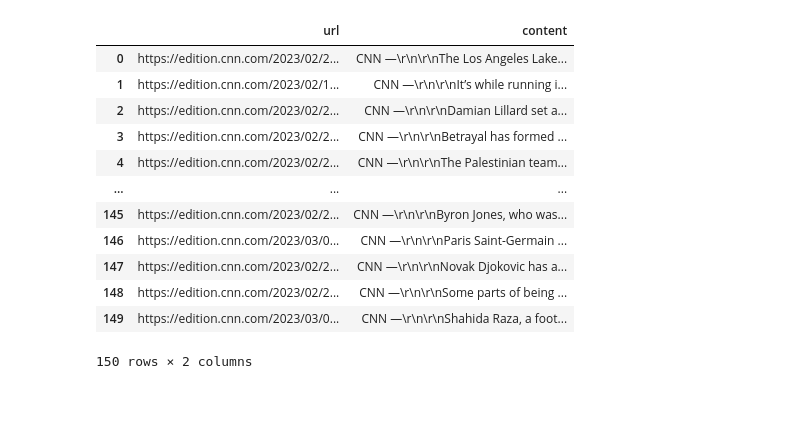
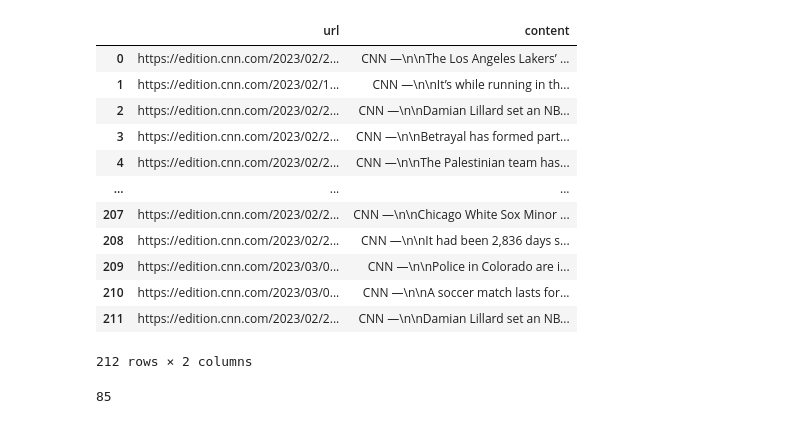
Before and after one commit to christine-kwan/News-Summarization, a Jupyter notebook: CNN Data Pre Processing.ipynb, the cells around one changed output. Drawn from its saved outputs; the diff is of its cells as text; code cells hidden in the pictures.

```diff
--- a/CNN Data Pre Processing.ipynb
+++ b/CNN Data Pre Processing.ipynb
@@ -1,29 +1,34 @@
 # %%
 import pandas as pd
 import glob
 import os
 
-path = r'C:\latest_news_scraper\cnn_news' # use your path
+path = r'cnn_news' # use your path
 all_files = glob.glob(path + "/*.csv")
 
 df_list = (pd.read_csv(file) for file in all_files)
 combined_df   = pd.concat(df_list, ignore_index=True)
 combined_df = combined_df.loc[:,['url','content']]
 combined_df
 # %% [output]
 |  | url | content |
-| 0 | https://edition.cnn.com/2023/02/2... | CNN —\r\n\r\nThe Los Angeles Lake... |
-| 1 | https://edition.cnn.com/2023/02/1... | CNN —\r\n\r\nIt’s while running i... |
-| 2 | https://edition.cnn.com/2023/02/2... | CNN —\r\n\r\nDamian Lillard set a... |
-| 3 | https://edition.cnn.com/2023/02/2... | CNN —\r\n\r\nBetrayal has formed ... |
-| 4 | https://edition.cnn.com/2023/02/2... | CNN —\r\n\r\nThe Palestinian team... |
+| 0 | https://edition.cnn.com/2023/02/2... | CNN —\n\nThe Los Angeles Lakers’ ... |
+| 1 | https://edition.cnn.com/2023/02/1... | CNN —\n\nIt’s while running in th... |
+| 2 | https://edition.cnn.com/2023/02/2... | CNN —\n\nDamian Lillard set an NB... |
+| 3 | https://edition.cnn.com/2023/02/2... | CNN —\n\nBetrayal has formed part... |
+| 4 | https://edition.cnn.com/2023/02/2... | CNN —\n\nThe Palestinian team has... |
 | ... | ... | ... |
-| 145 | https://edition.cnn.com/2023/02/2... | CNN —\r\n\r\nByron Jones, who was... |
-| 146 | https://edition.cnn.com/2023/03/0... | CNN —\r\n\r\nParis Saint-Germain ... |
-| 147 | https://edition.cnn.com/2023/02/2... | CNN —\r\n\r\nNovak Djokovic has a... |
-| 148 | https://edition.cnn.com/2023/02/2... | CNN —\r\n\r\nSome parts of being ... |
-| 149 | https://edition.cnn.com/2023/03/0... | CNN —\r\n\r\nShahida Raza, a foot... |
+| 207 | https://edition.cnn.com/2023/02/2... | CNN —\n\nChicago White Sox Minor ... |
+| 208 | https://edition.cnn.com/2023/02/2... | CNN —\n\nIt had been 2,836 days s... |
+| 209 | https://edition.cnn.com/2023/03/0... | CNN —\n\nPolice in Colorado are i... |
+| 210 | https://edition.cnn.com/2023/03/0... | CNN —\n\nA soccer match lasts for... |
+| 211 | https://edition.cnn.com/2023/02/2... | CNN —\n\nDamian Lillard set an NB... |
-150 rows × 2 columns
+212 rows × 2 columns
+# %%
+combined_df.drop_duplicates(inplace=True)
+len(combined_df)
+# %% [output]
+85
 # %%
 import re
 
```
Also changed, not shown: parts of 5 cells of this notebook, 6 other files.
